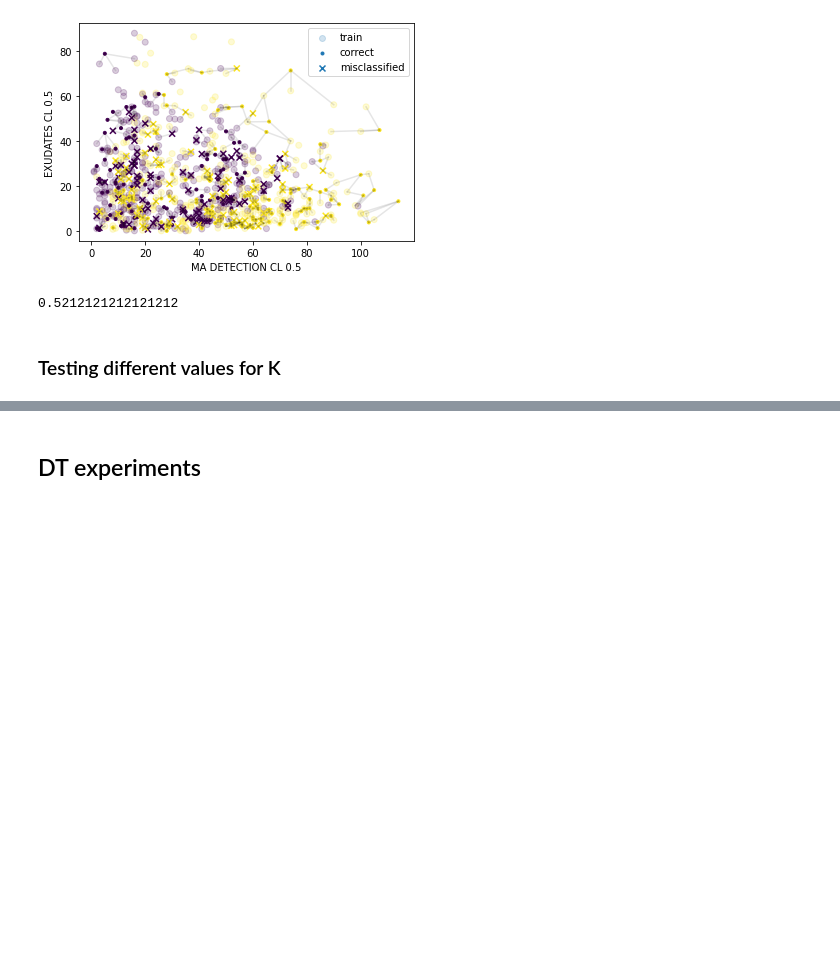
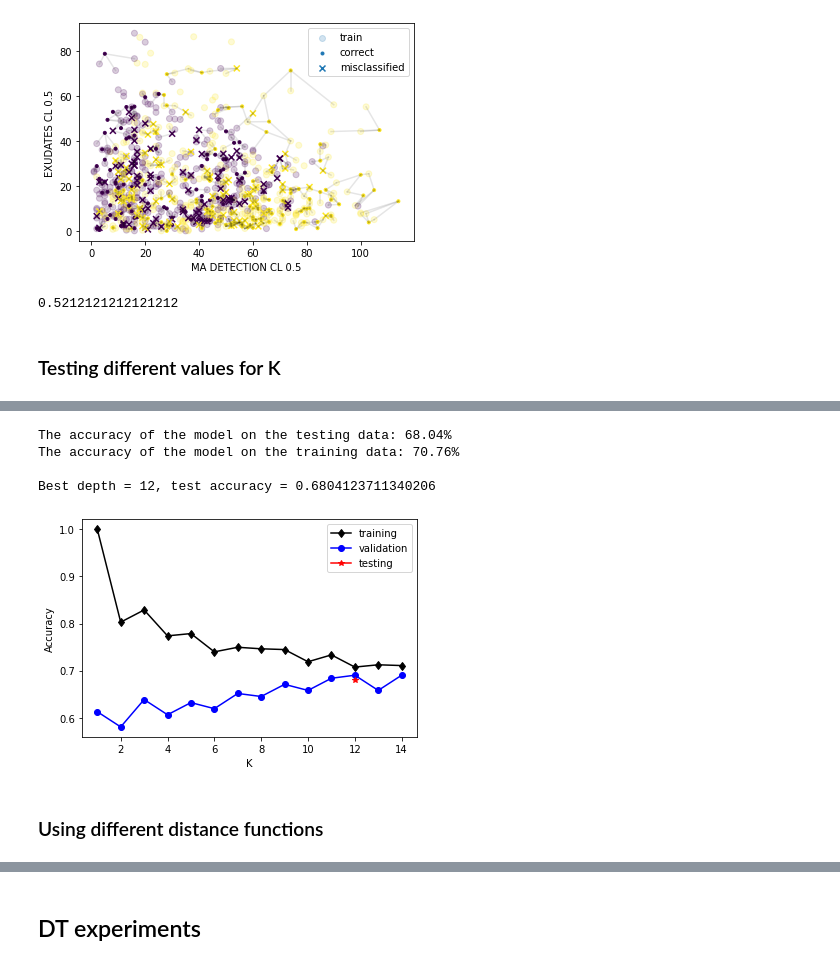
Before and after one commit to faithrts/ML-Intro, a Jupyter notebook: A1_Draft.ipynb, the cells around one changed output, grey strips where cells are left out. Drawn from its saved outputs; the diff is of its cells as text; code cells hidden in the pictures; blank space fills up the shorter version.

```diff
--- a/A1_Draft.ipynb
+++ b/A1_Draft.ipynb
@@ -1102,0 +1121,12 @@ Best depth = 3, test accuracy = 0.8461538461538461
+# %%
+x = mess_df.iloc[:, :-1].to_numpy()
+y = mess_df.iloc[:, -1].to_numpy()
+test_diff_K(x, y)
+# %% [output]
+The accuracy of the model on the testing data: 68.04%
+The accuracy of the model on the training data: 70.76%
+
+Best depth = 12, test accuracy = 0.6804123711340206
+[figure, added]
+# %% [markdown]
+### Using different distance functions
```
Also changed, not shown: parts of 18 cells of this notebook.
